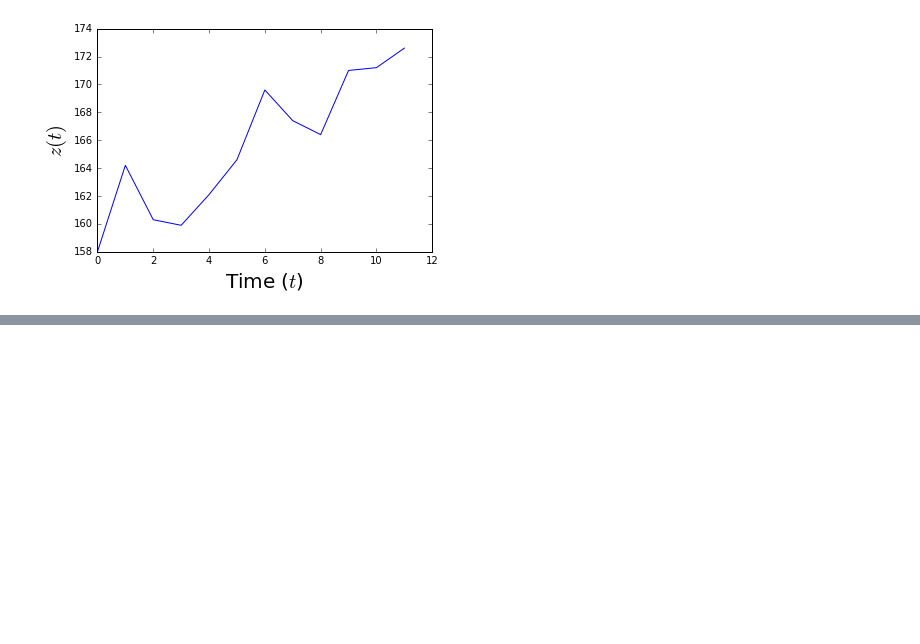
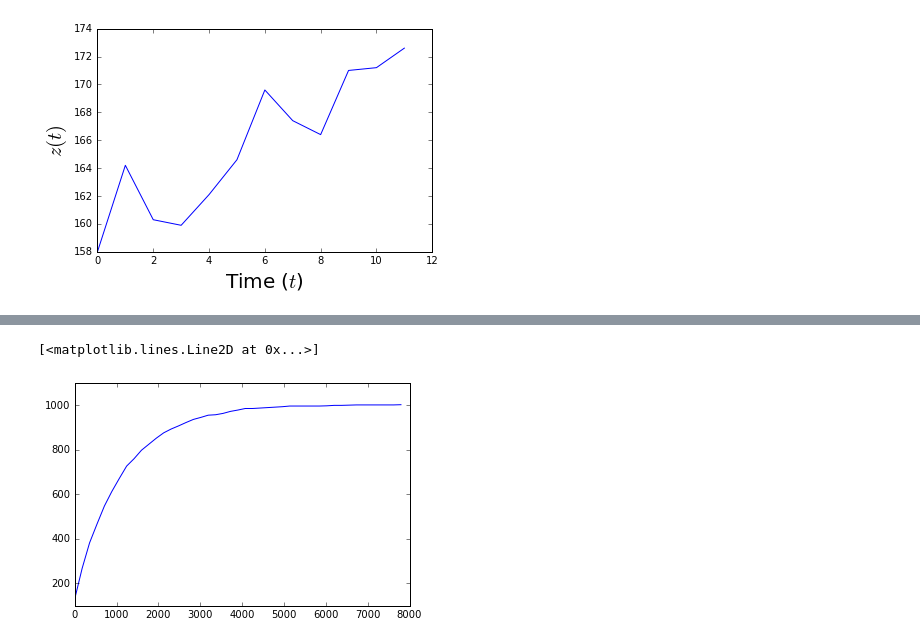
Before and after one commit to Tsel/KaFi, a Jupyter notebook: KalmanFilter4ComputerVision.ipynb, the cells around one changed output, grey strips where cells are left out. Saved outputs shown, nothing was run; the diff lists cells and outputs as text; code cells hidden in the pictures; blank space fills up the shorter version.

```diff
--- a/KalmanFilter4ComputerVision.ipynb
+++ b/KalmanFilter4ComputerVision.ipynb
@@ -34,0 +135,13 @@ Wenn die Werte unabhängig von der Zeit sind, dann können wir z.B. das die Wert
+# %%
+#
+# cumulative distribution plot
+# some fake data
+# evaluate the histogram
+values, base = np.histogram(cs, bins=45)
+#evaluate the cumulative
+cumulative = np.cumsum(values)
+# plot the cumulative function
+plt.plot(base[:-1], cumulative, c='blue')
+# %% [output]
+[<matplotlib.lines.Line2D at 0x...>]
+[figure, added]
```
Also changed, not shown: parts of 19 cells of this notebook.
